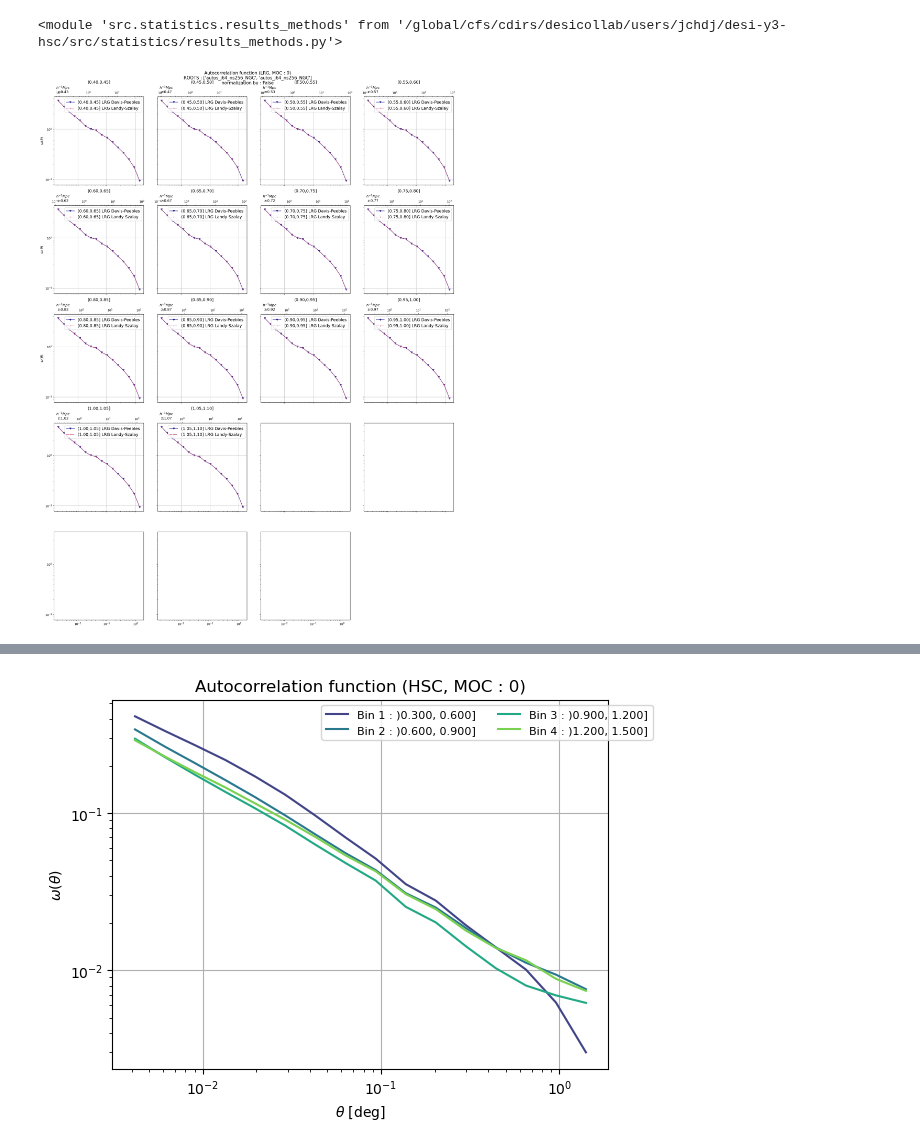
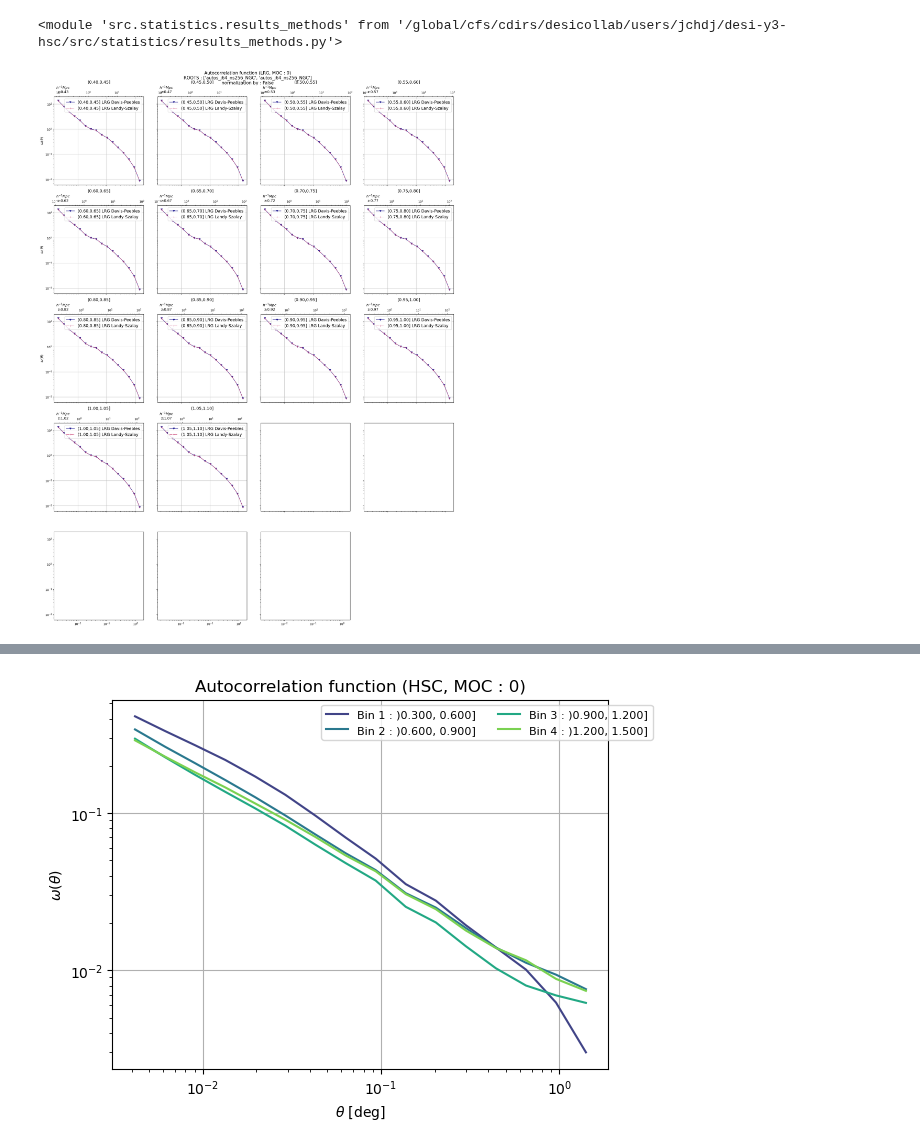
Before and after one commit to JeanCHDJdev/desi-y3-hsc, a Jupyter notebook: src/statistics/nb/plot_crosscorr.ipynb, the cells around one changed output, grey strips where cells are left out. Cells and saved outputs as stored; diff of their text form; code cells hidden in the pictures.

Commit message:
plot_crosscorr updates

```diff
--- a/src/statistics/nb/plot_crosscorr.ipynb
+++ b/src/statistics/nb/plot_crosscorr.ipynb
@@ -483,20 +483,25 @@ for ind in range(1, len(bins_tgt)):
 
         ax.plot(
             cov_result.sep,
-            sepm * np.sqrt(cov_result.corr / norm_val),
+            sepm * cov_result.corr,
             mark,
             color=color,
             linestyle=ls,
             alpha=0.8,
             label=f'({bins_tgt[ind-1]:.2f},{bins_tgt[ind]:.2f}] {label}'
         )
-        ax.fill_between(
-            cov_result.sep,
-            sepm * np.sqrt((cov_result.corr - jackerr) / norm_val),
-            sepm * np.sqrt((cov_result.corr + jackerr) / norm_val),
-            color=color,
-            alpha=0.3
-        )
+        if fr == file_readers[0]:
+            store_corr1 = cov_result.corr
+        if fr == file_readers[1]:
+            store_corr2 = cov_result.corr
+        if not nocov:
+            ax.fill_between(
+                cov_result.sep,
+                sepm * np.sqrt((cov_result.corr - jackerr) / norm_val),
+                sepm * np.sqrt((cov_result.corr + jackerr) / norm_val),
+                color=color,
+                alpha=0.3
+            )
 
     # Axes & formatting
     if ind > (nrows - 1) * ncols:
@@ -509,31 +514,31 @@ for ind in range(1, len(bins_tgt)):
         if normalize_by_dndz:
             ylabel += r'/(dN/dz)'
         if normalize_by_wDM:
             ylabel = r'$b=\sqrt{w(\theta)/w_{DM}(z)}$'
         ax.set_ylabel(ylabel, fontsize=12)
 
     ax.set_xscale('log')
     #ax.axhline(resm.desi_bias_evolution(z=mid_z, tracer='QSO'), color='k', linestyle='-.', lw=1.8, alpha=0.7, label='Expected bias')
     ax.set_title(f'({bins_tgt[ind-1]:.2f},{bins_tgt[ind]:.2f}]', fontsize=14)
     ax.grid()
 
     secax = ax.secondary_xaxis('top', functions=(tohMpc, toArcsec))
     secax.set_xlabel(r'$h^{-1}Mpc$' + f'\nz:{mid_z:.2f}\n', fontsize=12)
     secax.xaxis.set_label_coords(0.1, 0)
     ax.legend(loc='upper right', fontsize=14)
     #ax.set_ylim(*ylims)
     ax.set_yscale('log')
 
 # If last panel is not used (e.g. LRG), clean it up
 if tgt == 'LRG' and len(axs) > len(bins_tgt)-1:
     fig.delaxes(axs[-1])
 
 fig.suptitle(
     f'Autocorrelation function ({tgt}, MOC : {moc_idx})'
     f'\nROOTS : {[Path(fr.ROOT).stem for fr in file_readers]}\n'
     f'normalization by : {normalize_by_dndz}',
     fontsize=15
 )
 fig.tight_layout()
 # %% [output]
-[figure, old version]
+[figure, new version]
```
Also changed, not shown: parts of 1 cell of this notebook.
